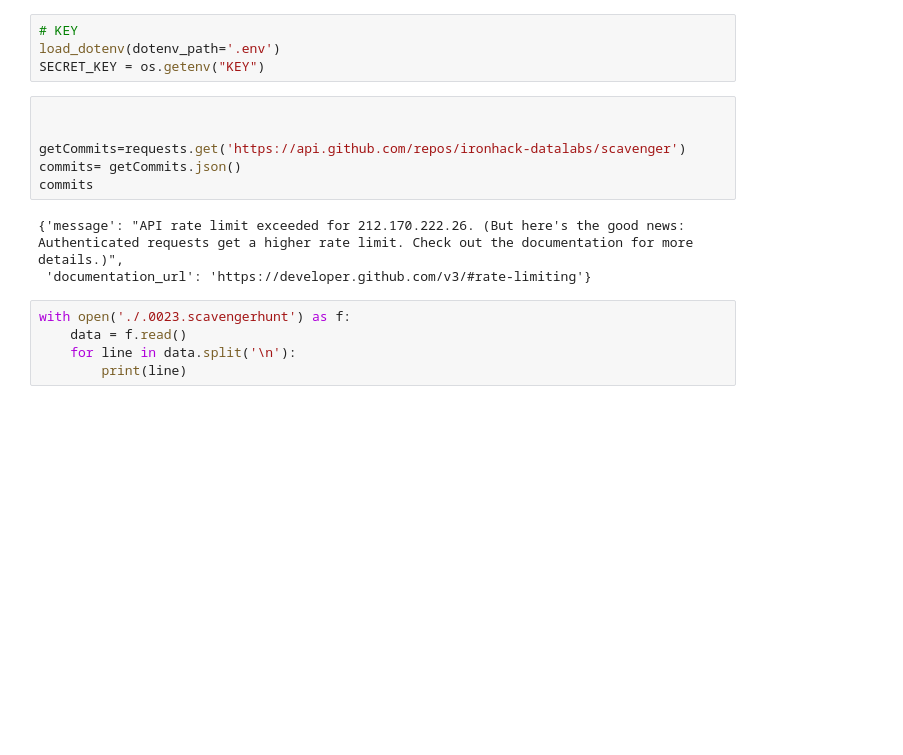
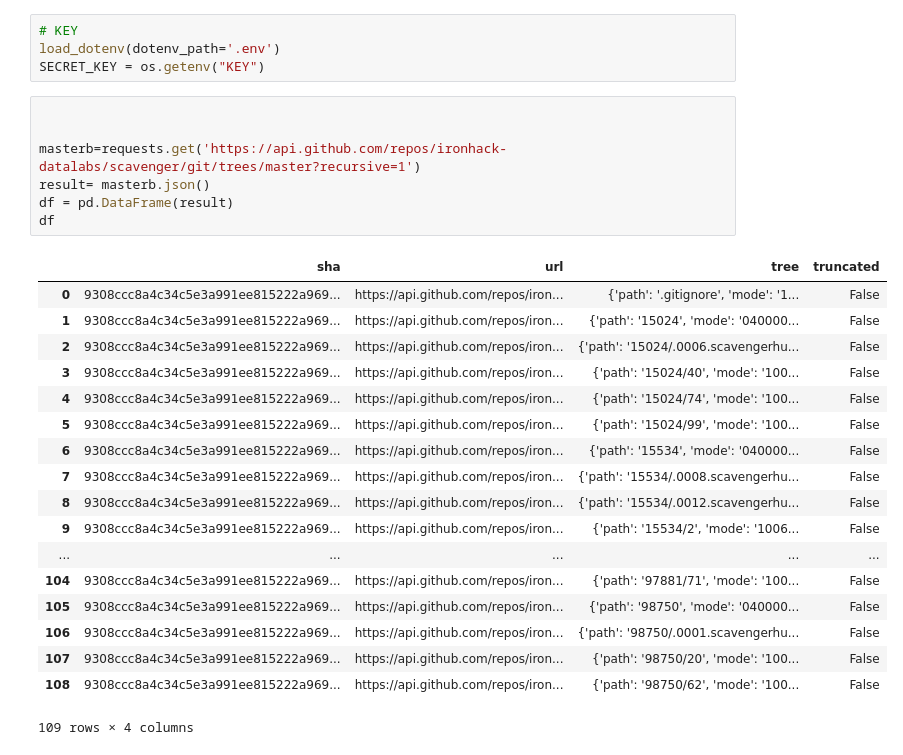
Before and after one commit to hector-moreno/datamad0119, a Jupyter notebook: module-1/lab-api-scavenger-game/your-code/challenge-3.ipynb, the cells around one changed output. Cells and saved outputs as stored; diff of their text form; blank space fills up the shorter version.

```diff
--- a/module-1/lab-api-scavenger-game/your-code/challenge-3.ipynb
+++ b/module-1/lab-api-scavenger-game/your-code/challenge-3.ipynb
@@ -12,14 +12,26 @@ SECRET_KEY = os.getenv("KEY")
 # %%
 
 
-getCommits=requests.get('https://api.github.com/repos/ironhack-datalabs/scavenger')
-commits= getCommits.json()
-commits
+masterb=requests.get('https://api.github.com/repos/ironhack-datalabs/scavenger/git/trees/master?recursive=1')
+result= masterb.json()
+df = pd.DataFrame(result)
+df
 # %% [output]
+|  | sha | url | tree | truncated |
+| 0 | 9308ccc8a4c34c5e3a991ee815222a969... | https://api.github.com/repos/iron... | {'path': '.gitignore', 'mode': '1... | False |
+| 1 | 9308ccc8a4c34c5e3a991ee815222a969... | https://api.github.com/repos/iron... | {'path': '15024', 'mode': '040000... | False |
+| 2 | 9308ccc8a4c34c5e3a991ee815222a969... | https://api.github.com/repos/iron... | {'path': '15024/.0006.scavengerhu... | False |
+| 3 | 9308ccc8a4c34c5e3a991ee815222a969... | https://api.github.com/repos/iron... | {'path': '15024/40', 'mode': '100... | False |
+| 4 | 9308ccc8a4c34c5e3a991ee815222a969... | https://api.github.com/repos/iron... | {'path': '15024/74', 'mode': '100... | False |
+| 5 | 9308ccc8a4c34c5e3a991ee815222a969... | https://api.github.com/repos/iron... | {'path': '15024/99', 'mode': '100... | False |
+| 6 | 9308ccc8a4c34c5e3a991ee815222a969... | https://api.github.com/repos/iron... | {'path': '15534', 'mode': '040000... | False |
+| 7 | 9308ccc8a4c34c5e3a991ee815222a969... | https://api.github.com/repos/iron... | {'path': '15534/.0008.scavengerhu... | False |
+| 8 | 9308ccc8a4c34c5e3a991ee815222a969... | https://api.github.com/repos/iron... | {'path': '15534/.0012.scavengerhu... | False |
+| 9 | 9308ccc8a4c34c5e3a991ee815222a969... | https://api.github.com/repos/iron... | {'path': '15534/2', 'mode': '1006... | False |
+| ... | ... | ... | ... | ... |
+| 104 | 9308ccc8a4c34c5e3a991ee815222a969... | https://api.github.com/repos/iron... | {'path': '97881/71', 'mode': '100... | False |
+| 105 | 9308ccc8a4c34c5e3a991ee815222a969... | https://api.github.com/repos/iron... | {'path': '98750', 'mode': '040000... | False |
+| 106 | 9308ccc8a4c34c5e3a991ee815222a969... | https://api.github.com/repos/iron... | {'path': '98750/.0001.scavengerhu... | False |
+| 107 | 9308ccc8a4c34c5e3a991ee815222a969... | https://api.github.com/repos/iron... | {'path': '98750/20', 'mode': '100... | False |
+| 108 | 9308ccc8a4c34c5e3a991ee815222a969... | https://api.github.com/repos/iron... | {'path': '98750/62', 'mode': '100... | False |
-{'message': "API rate limit exceeded for 212.170.222.26. (But here's the good news: Authenticated requests get a higher rate limit. Check out the documentation for more details.)",
- 'documentation_url': 'https://developer.github.com/v3/#rate-limiting'}
+109 rows × 4 columns
-# %%
-with open('./.0023.scavengerhunt') as f:
-    data = f.read()
-    for line in data.split('\n'):
-        print(line)
```
Also changed, not shown: parts of 7 cells of this notebook, 1 other file.
